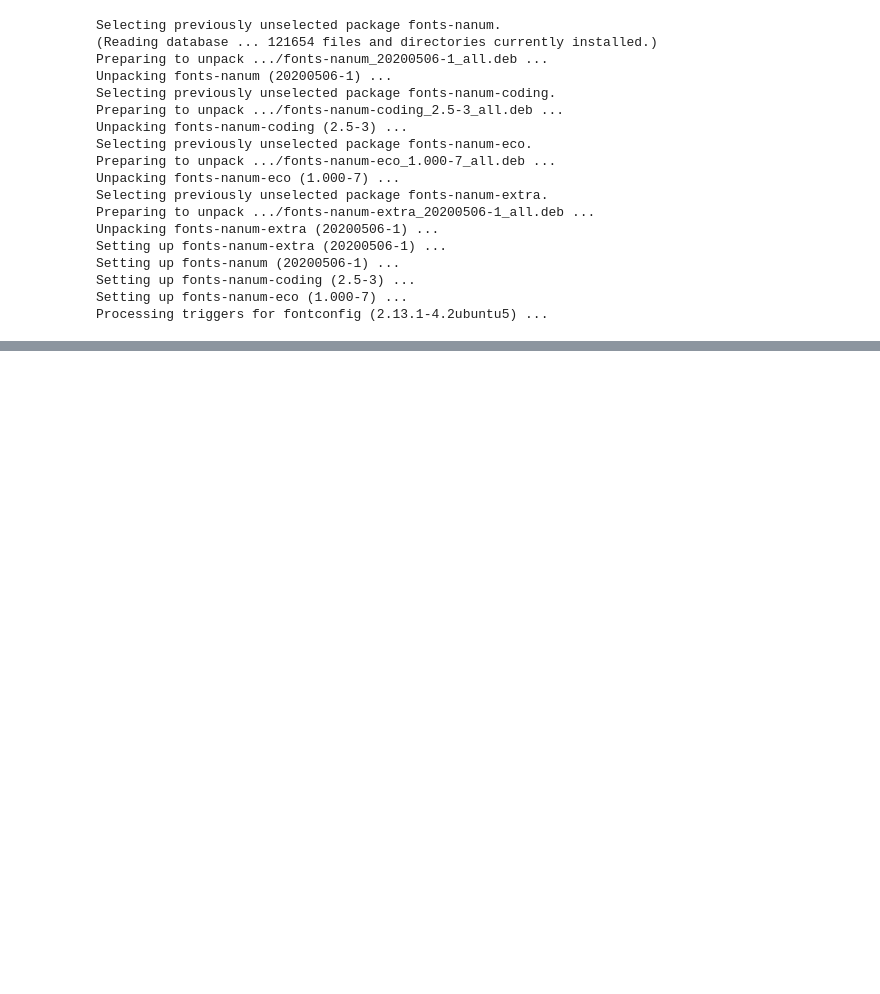
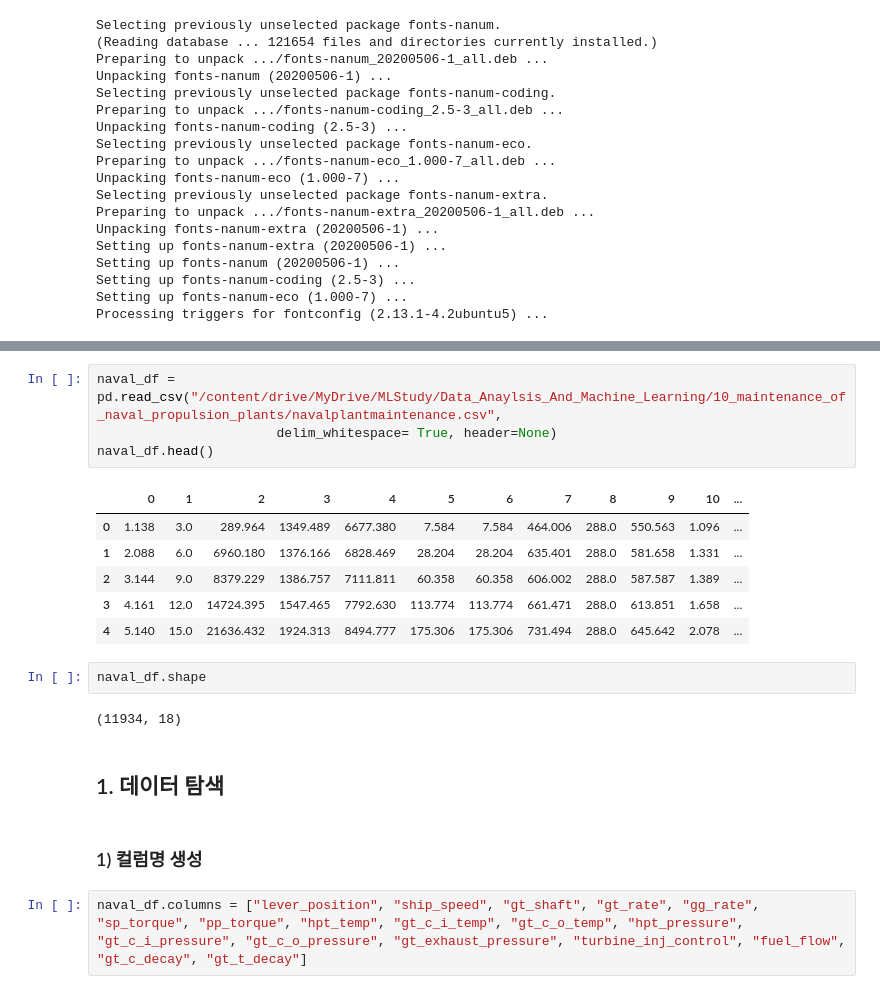
Before and after one commit to yunyun3599/MLStudy, a Jupyter notebook: Data_Anaylsis_And_Machine_Learning/10_maintenance_of_naval_propulsion_plants/maintenance_of_naval_propulsion_plants.ipynb, the cells around one changed output, grey strips where cells are left out. Drawn from its saved outputs; the diff is of its cells as text; blank space fills up the shorter version.

```diff
--- a/Data_Anaylsis_And_Machine_Learning/10_maintenance_of_naval_propulsion_plants/maintenance_of_naval_propulsion_plants.ipynb
+++ b/Data_Anaylsis_And_Machine_Learning/10_maintenance_of_naval_propulsion_plants/maintenance_of_naval_propulsion_plants.ipynb
@@ -59,0 +82,21 @@ Processing triggers for fontconfig (2.13.1-4.2ubuntu5) ...
+# %%
+naval_df = pd.read_csv("/content/drive/MyDrive/MLStudy/Data_Anaylsis_And_Machine_Learning/10_maintenance_of_naval_propulsion_plants/navalplantmaintenance.csv",
+                       delim_whitespace= True, header=None)
+naval_df.head()
+# %% [output]
+|  | 0 | 1 | 2 | 3 | 4 | 5 | 6 | 7 | 8 | 9 | 10 | ... |
+| 0 | 1.138 | 3.0 | 289.964 | 1349.489 | 6677.380 | 7.584 | 7.584 | 464.006 | 288.0 | 550.563 | 1.096 | ... |
+| 1 | 2.088 | 6.0 | 6960.180 | 1376.166 | 6828.469 | 28.204 | 28.204 | 635.401 | 288.0 | 581.658 | 1.331 | ... |
+| 2 | 3.144 | 9.0 | 8379.229 | 1386.757 | 7111.811 | 60.358 | 60.358 | 606.002 | 288.0 | 587.587 | 1.389 | ... |
+| 3 | 4.161 | 12.0 | 14724.395 | 1547.465 | 7792.630 | 113.774 | 113.774 | 661.471 | 288.0 | 613.851 | 1.658 | ... |
+| 4 | 5.140 | 15.0 | 21636.432 | 1924.313 | 8494.777 | 175.306 | 175.306 | 731.494 | 288.0 | 645.642 | 2.078 | ... |
+# %%
+naval_df.shape
+# %% [output]
+(11934, 18)
+# %% [markdown]
+## 1. 데이터 탐색
+# %% [markdown]
+### 1) 컬럼명 생성
+# %%
+naval_df.columns = ["lever_position", "ship_speed", "gt_shaft", "gt_rate", "gg_rate", "sp_torque", "pp_torque", "hpt_temp", "gt_c_i_temp", "gt_c_o_temp", "hpt_pressure", "gt_c_i_pressure", "gt_c_o_pressure", "gt_exhaust_pressure", "turbine_inj_control", "fuel_flow", "gt_c_decay", "gt_t_decay"]
```
Also changed, not shown: parts of 8 cells of this notebook.
